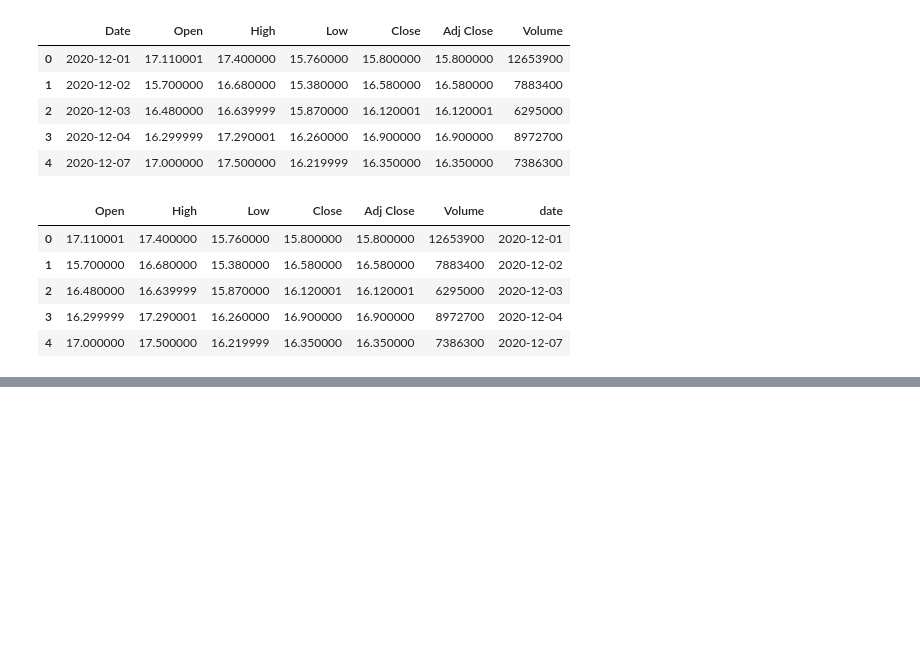
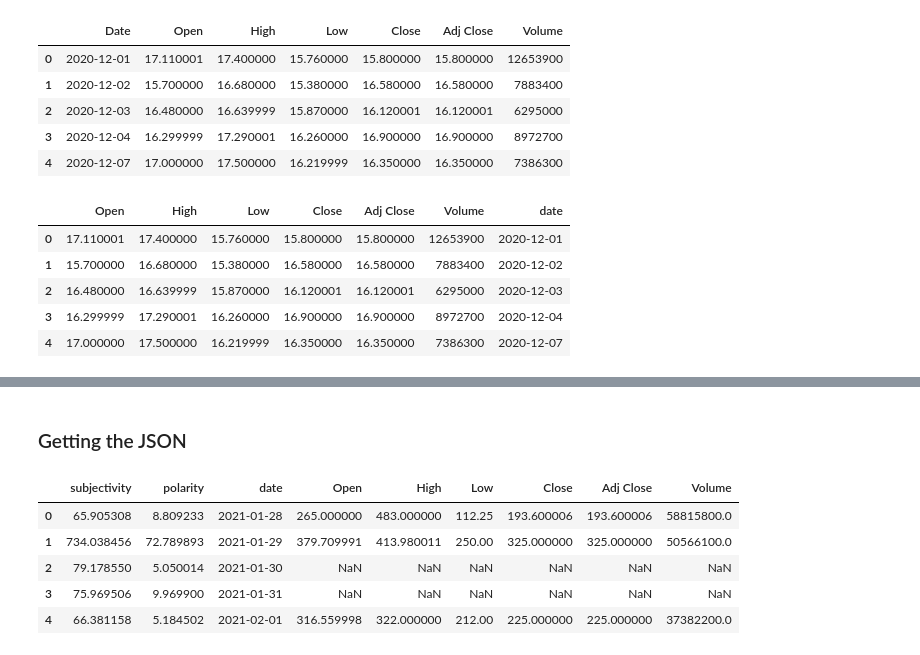
Before and after one commit to LukeMotley/Capstone_Project, a Jupyter notebook: Mongo_DB_GME_Sentiment.ipynb, the cells around one changed output, grey strips where cells are left out. Saved outputs shown, nothing was run; the diff lists cells and outputs as text; code cells hidden in the pictures; blank space fills up the shorter version.

```diff
--- a/Mongo_DB_GME_Sentiment.ipynb
+++ b/Mongo_DB_GME_Sentiment.ipynb
@@ -237,2 +202,14 @@ GME_Mongo
 # %%
 db.GME_Data.insert_many(GME_Mongo)
+# %% [markdown]
+### Getting the JSON
+# %%
+reddit_gme_df = reddit_clean_df2.merge(GME_df, on='date', how='left')
+reddit_gme_df.head()
+# %% [output]
+|  | subjectivity | polarity | date | Open | High | Low | Close | Adj Close | Volume |
+| 0 | 65.905308 | 8.809233 | 2021-01-28 | 265.000000 | 483.000000 | 112.25 | 193.600006 | 193.600006 | 58815800.0 |
+| 1 | 734.038456 | 72.789893 | 2021-01-29 | 379.709991 | 413.980011 | 250.00 | 325.000000 | 325.000000 | 50566100.0 |
+| 2 | 79.178550 | 5.050014 | 2021-01-30 | NaN | NaN | NaN | NaN | NaN | NaN |
+| 3 | 75.969506 | 9.969900 | 2021-01-31 | NaN | NaN | NaN | NaN | NaN | NaN |
+| 4 | 66.381158 | 5.184502 | 2021-02-01 | 316.559998 | 322.000000 | 212.00 | 225.000000 | 225.000000 | 37382200.0 |
```
Also changed, not shown: parts of 8 cells of this notebook, 1 other file.
